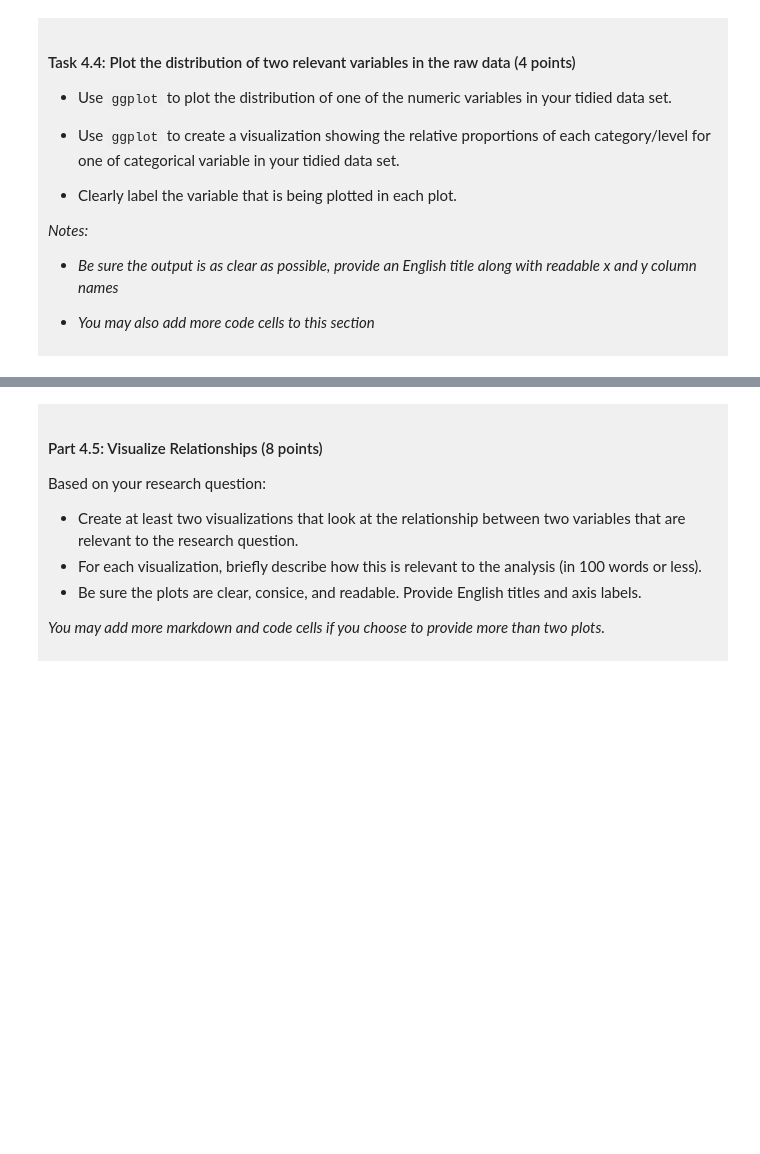
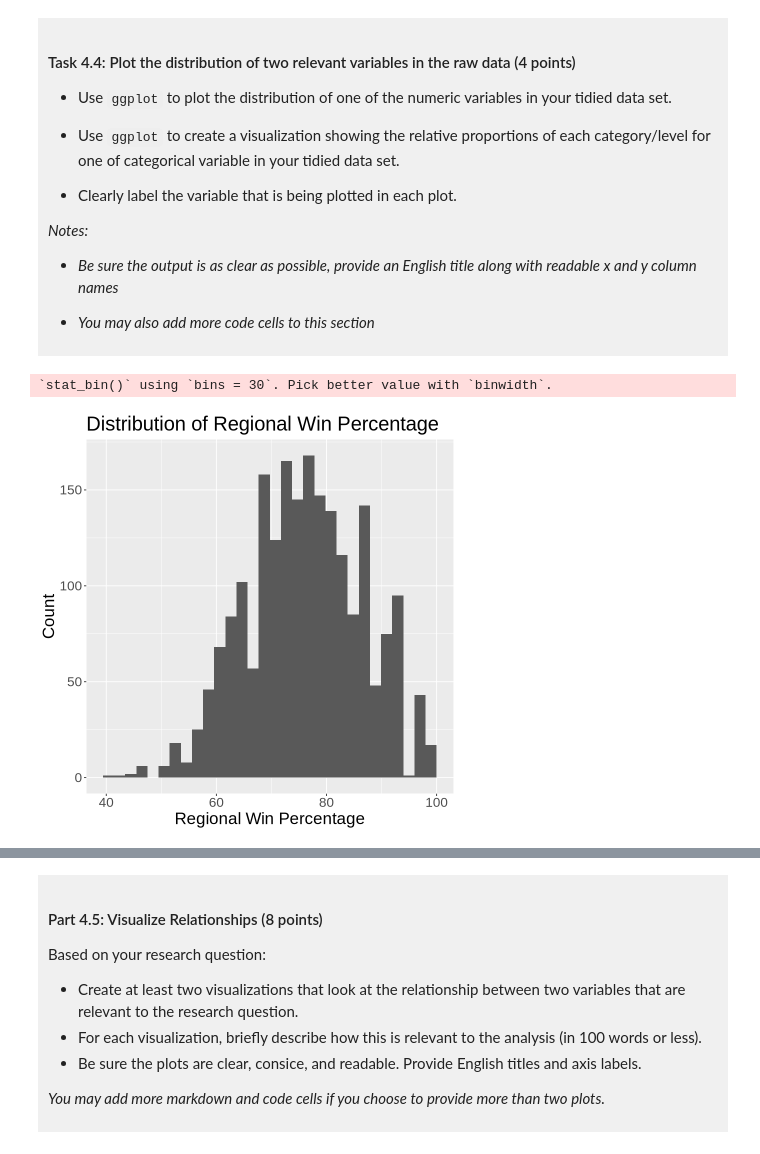
Before and after one commit to calebchow028/dsci-100-project-caleb-chow, a Jupyter notebook: dsci-100-project-notebook.ipynb, the cells around one changed output, grey strips where cells are left out. Cells and saved outputs as stored; diff of their text form; code cells hidden in the pictures; blank space fills up the shorter version.

```diff
--- a/dsci-100-project-notebook.ipynb
+++ b/dsci-100-project-notebook.ipynb
@@ -302,5 +345,15 @@ You will refine your research question (if needed) and produce a tidy data set.
 
 </div>
 # %%
-### EDIT THIS CODE CELL FOR PLOT 1 ###
+reg_wins_pct_distri <- tidy_wmm_data |>
+    ggplot(aes(x = reg_wins_pct)) +
+    geom_histogram() +
+    labs(x = "Regional Win Percentage",
+         y = "Count") +
+    theme(text = element_text(size = 20)) +
+    ggtitle("Distribution of Regional Win Percentage")
+reg_wins_pct_distri
+# %% [output]
+`stat_bin()` using `bins = 30`. Pick better value with `binwidth`.
+[figure, added]
 # %%
```
Also changed, not shown: parts of 6 cells of this notebook.
